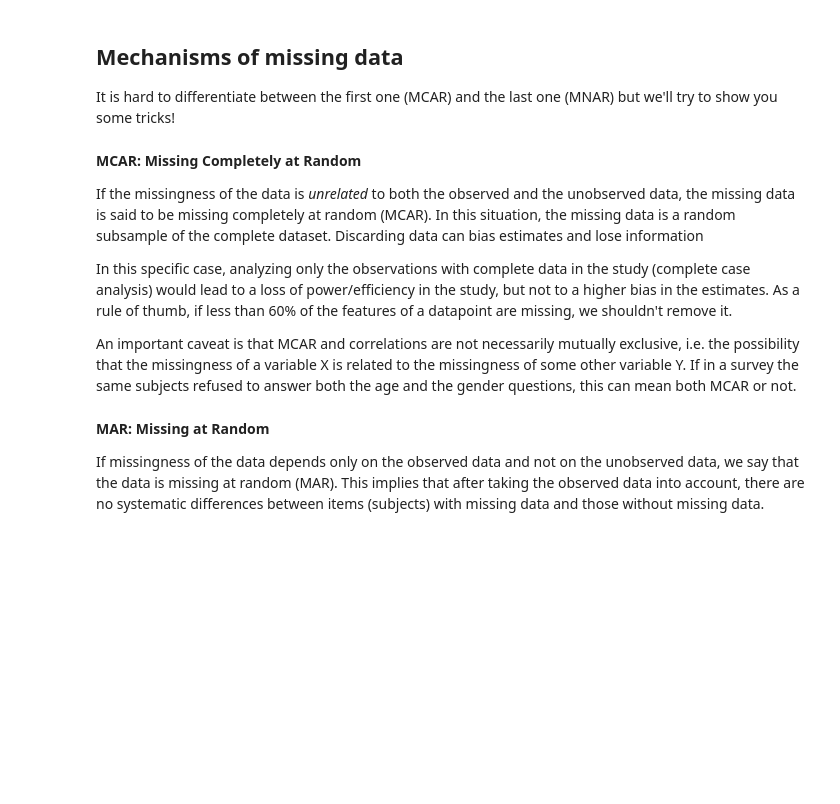
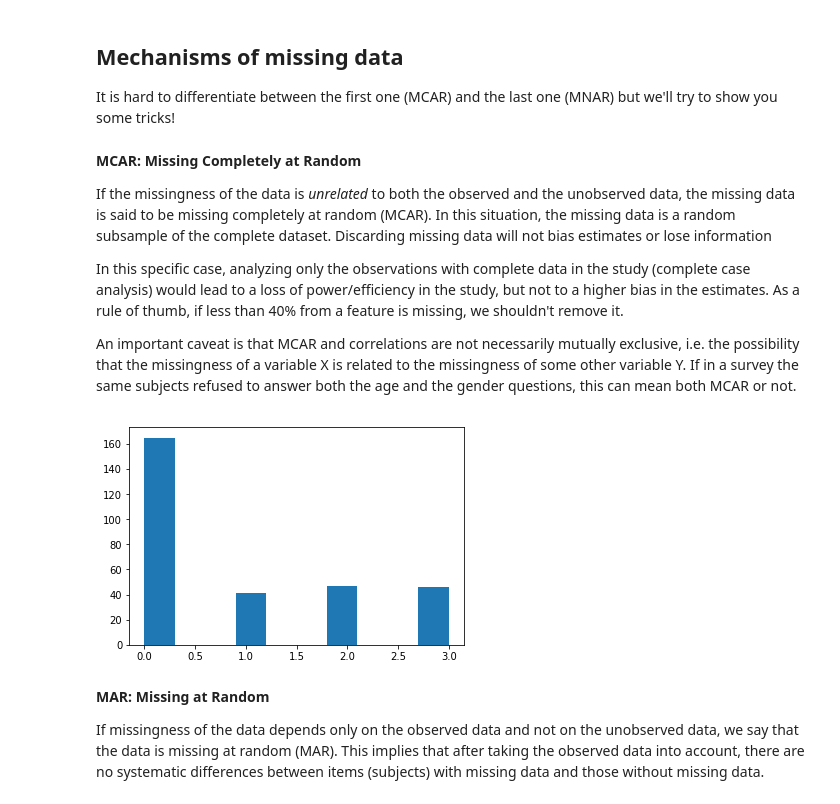
Before and after one commit to patricieni/ICM, a Jupyter notebook: code/notebooks/ODSC_London_2018.ipynb, the cells around one changed output. Drawn from its saved outputs; the diff is of its cells as text; code cells hidden in the pictures; blank space fills up the shorter version.

```diff
--- a/code/notebooks/ODSC_London_2018.ipynb
+++ b/code/notebooks/ODSC_London_2018.ipynb
@@ -352,8 +364,8 @@ It is hard to differentiate between the first one (MCAR) and the last one (MNAR)
 # %% [markdown]
 **MCAR: Missing Completely at Random**
 
-If the missingness of the data is *unrelated* to both the observed and the unobserved data, the missing data is said to be missing completely at random (MCAR). In this situation, the missing data is a random subsample of the complete dataset. Discarding data can bias estimates and lose information
+If the missingness of the data is *unrelated* to both the observed and the unobserved data, the missing data is said to be missing completely at random (MCAR). In this situation, the missing data is a random subsample of the complete dataset. Discarding missing data will not bias estimates or lose information
 
-In this specific case, analyzing only the observations with complete data in the study (complete case analysis) would lead to a loss of power/efficiency in the study, but not to a higher bias in the estimates. As a rule of thumb, if less than 60% of the features of a datapoint are missing, we shouldn't remove it.
+In this specific case, analyzing only the observations with complete data in the study (complete case analysis) would lead to a loss of power/efficiency in the study, but not to a higher bias in the estimates. As a rule of thumb, if less than 40% from a feature is missing, we shouldn't remove it.
 
 An important caveat is that MCAR and correlations are not necessarily mutually exclusive, i.e. the possibility that the missingness of a variable X is related to the missingness of some other variable Y. If in a survey the same subjects refused to answer both the age and the gender questions, this can mean both MCAR or not.
@@ -361,0 +375,5 @@ An important caveat is that MCAR and correlations are not necessarily mutually e
+# %%
+# How many are missing values? (165)
+plt.hist(clean_horse.abdomo_appearance);
+# %% [output]
+[figure, added]
```
Also changed, not shown: parts of 19 cells of this notebook, 1 other file.
